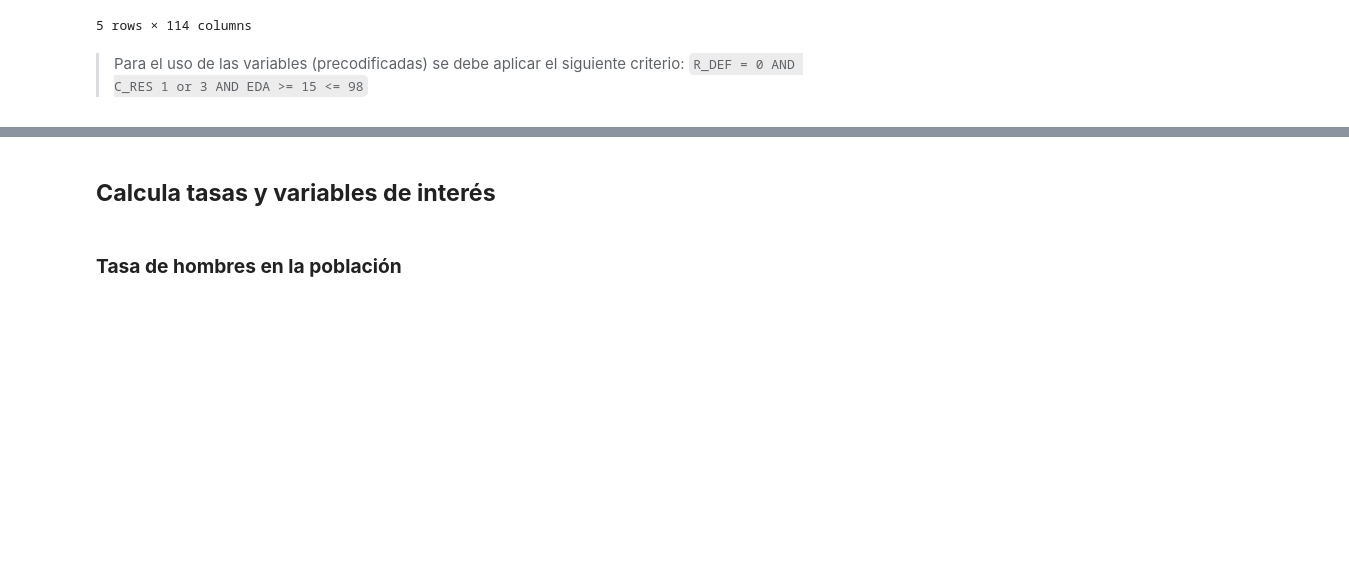
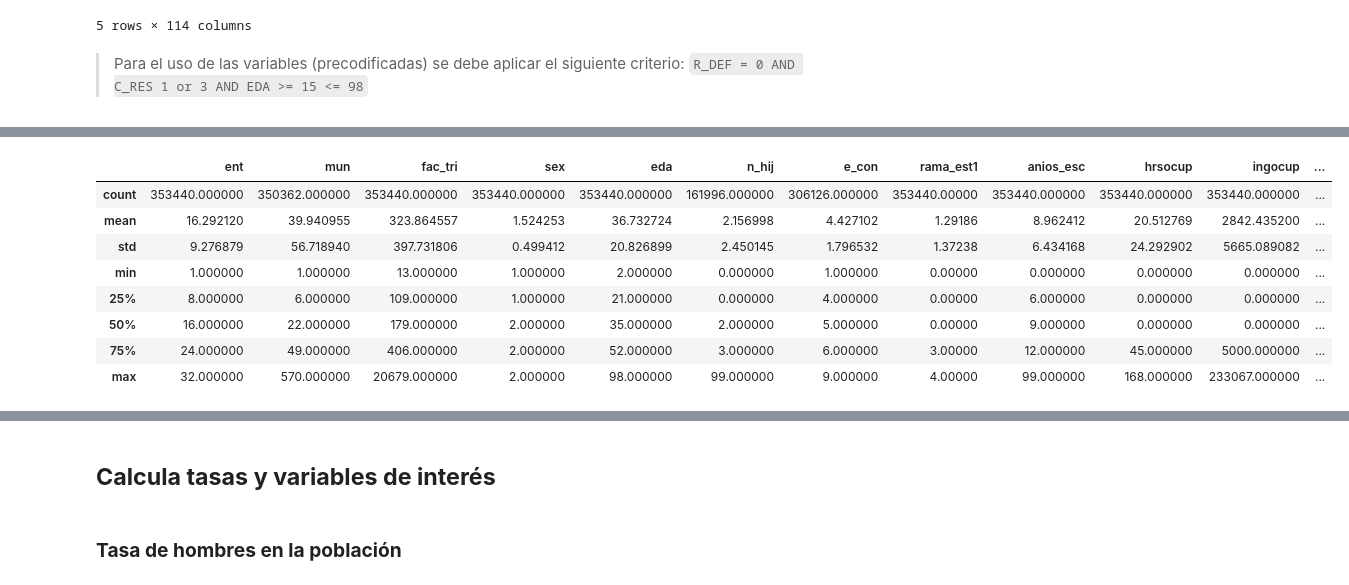
Before and after one commit to system-rowb/Data-Portfolio, a Jupyter notebook: Visualization/GEO_Informalidad_Mexico/GEO_Informalidad_Mexico.ipynb, the cells around one changed output, grey strips where cells are left out. Saved outputs shown, nothing was run; the diff lists cells and outputs as text; code cells hidden in the pictures; blank space fills up the shorter version.

Commit message:
ADDED: Diccionario de variables, calculo y notas

```diff
--- a/Visualization/GEO_Informalidad_Mexico/GEO_Informalidad_Mexico.ipynb
+++ b/Visualization/GEO_Informalidad_Mexico/GEO_Informalidad_Mexico.ipynb
@@ -131,6 +158,7 @@ warnings.filterwarnings('ignore')
 # %%
 # Lista para identificar un municipio junto con su entidad federativa
 LOC_INDEX = ['ent', 'mun']
+VAR_INT = LOC_INDEX + ['fac_tri', 'sex', 'eda', 'n_hij', 'e_con', 'rama_est1', 'anios_esc', 'hrsocup', 'ingocup', 'ing_x_hrs']
 # %%
 def get_fac_value_aggfunc(df: pd.DataFrame, value: str, fac: str, aggfuncs: dict = {'mean': np.mean, 'median': np.median, 'std': np.std}):
     """Retorna los valores agregados de un valor con factor de expansión
@@ -366 +397,14 @@ df.head()
 5 rows × 114 columns
+# %%
+# Mustra la estadistica descriptiva del sobre variables de interes
+df[VAR_INT].replace(' ', np.nan).astype('float64').describe()
+# %% [output]
+|  | ent | mun | fac_tri | sex | eda | n_hij | e_con | rama_est1 | anios_esc | hrsocup | ingocup | ... |
+| count | 353440.000000 | 350362.000000 | 353440.000000 | 353440.000000 | 353440.000000 | 161996.000000 | 306126.000000 | 353440.00000 | 353440.000000 | 353440.000000 | 353440.000000 | ... |
+| mean | 16.292120 | 39.940955 | 323.864557 | 1.524253 | 36.732724 | 2.156998 | 4.427102 | 1.29186 | 8.962412 | 20.512769 | 2842.435200 | ... |
+| std | 9.276879 | 56.718940 | 397.731806 | 0.499412 | 20.826899 | 2.450145 | 1.796532 | 1.37238 | 6.434168 | 24.292902 | 5665.089082 | ... |
+| min | 1.000000 | 1.000000 | 13.000000 | 1.000000 | 2.000000 | 0.000000 | 1.000000 | 0.00000 | 0.000000 | 0.000000 | 0.000000 | ... |
+| 25% | 8.000000 | 6.000000 | 109.000000 | 1.000000 | 21.000000 | 0.000000 | 4.000000 | 0.00000 | 6.000000 | 0.000000 | 0.000000 | ... |
+| 50% | 16.000000 | 22.000000 | 179.000000 | 2.000000 | 35.000000 | 2.000000 | 5.000000 | 0.00000 | 9.000000 | 0.000000 | 0.000000 | ... |
+| 75% | 24.000000 | 49.000000 | 406.000000 | 2.000000 | 52.000000 | 3.000000 | 6.000000 | 3.00000 | 12.000000 | 45.000000 | 5000.000000 | ... |
+| max | 32.000000 | 570.000000 | 20679.000000 | 2.000000 | 98.000000 | 99.000000 | 9.000000 | 4.00000 | 99.000000 | 168.000000 | 233067.000000 | ... |
```
Also changed, not shown: parts of 24 cells of this notebook.
